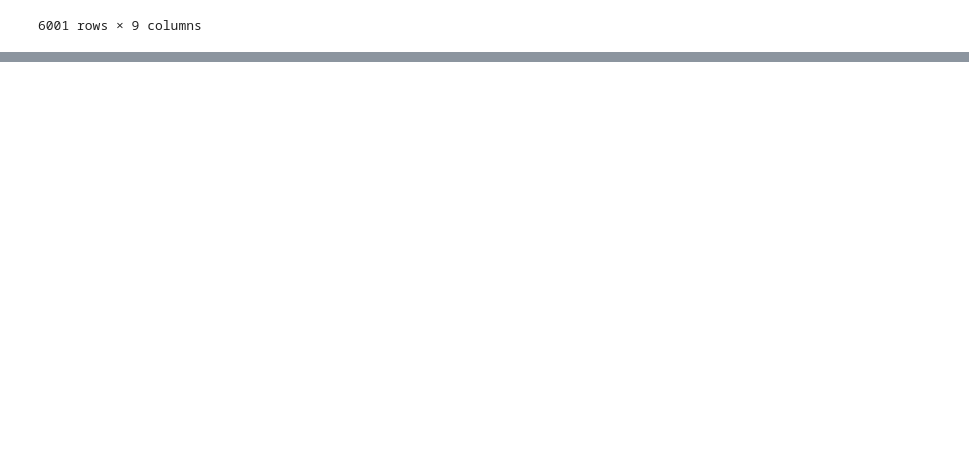
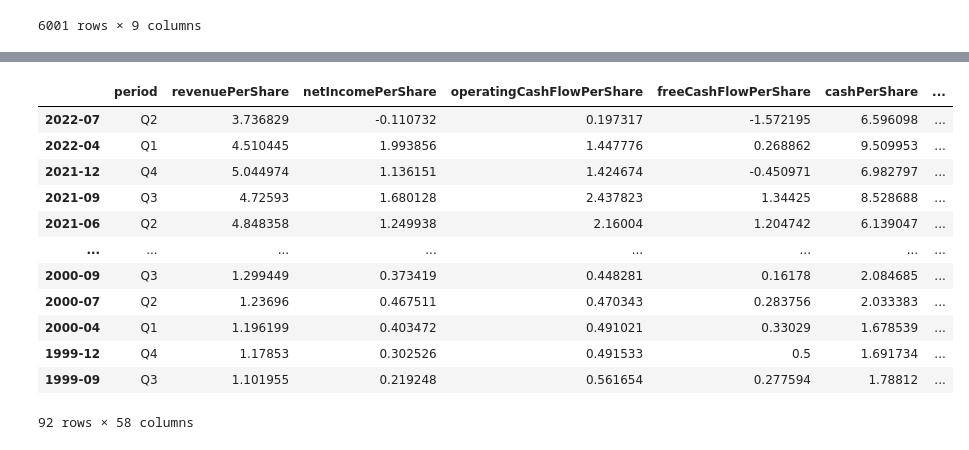
Before and after one commit to BenAltermatt/fundamental-analysis, a Jupyter notebook: data-preparation.ipynb, the cells around one changed output, grey strips where cells are left out. Drawn from its saved outputs; the diff is of its cells as text; code cells hidden in the pictures; blank space fills up the shorter version.

```diff
--- a/data-preparation.ipynb
+++ b/data-preparation.ipynb
@@ -161,0 +241,18 @@ frame[(frame['indicator_id'] == 'WeightedAverageNumberOfSharesOutstandingBasic')
+# %%
+# Getting key ratios
+keyRat = fa.key_metrics('INTC', key, period='quarter', limit=(23 * 4))
+keyRat.transpose()
+# %% [output]
+|  | period | revenuePerShare | netIncomePerShare | operatingCashFlowPerShare | freeCashFlowPerShare | cashPerShare | ... |
+| 2022-07 | Q2 | 3.736829 | -0.110732 | 0.197317 | -1.572195 | 6.596098 | ... |
+| 2022-04 | Q1 | 4.510445 | 1.993856 | 1.447776 | 0.268862 | 9.509953 | ... |
+| 2021-12 | Q4 | 5.044974 | 1.136151 | 1.424674 | -0.450971 | 6.982797 | ... |
+| 2021-09 | Q3 | 4.72593 | 1.680128 | 2.437823 | 1.34425 | 8.528688 | ... |
+| 2021-06 | Q2 | 4.848358 | 1.249938 | 2.16004 | 1.204742 | 6.139047 | ... |
+| ... | ... | ... | ... | ... | ... | ... | ... |
+| 2000-09 | Q3 | 1.299449 | 0.373419 | 0.448281 | 0.16178 | 2.084685 | ... |
+| 2000-07 | Q2 | 1.23696 | 0.467511 | 0.470343 | 0.283756 | 2.033383 | ... |
+| 2000-04 | Q1 | 1.196199 | 0.403472 | 0.491021 | 0.33029 | 1.678539 | ... |
+| 1999-12 | Q4 | 1.17853 | 0.302526 | 0.491533 | 0.5 | 1.691734 | ... |
+| 1999-09 | Q3 | 1.101955 | 0.219248 | 0.561654 | 0.277594 | 1.78812 | ... |
+92 rows × 58 columns
```
Also changed, not shown: parts of 10 cells of this notebook, 2 other files.
